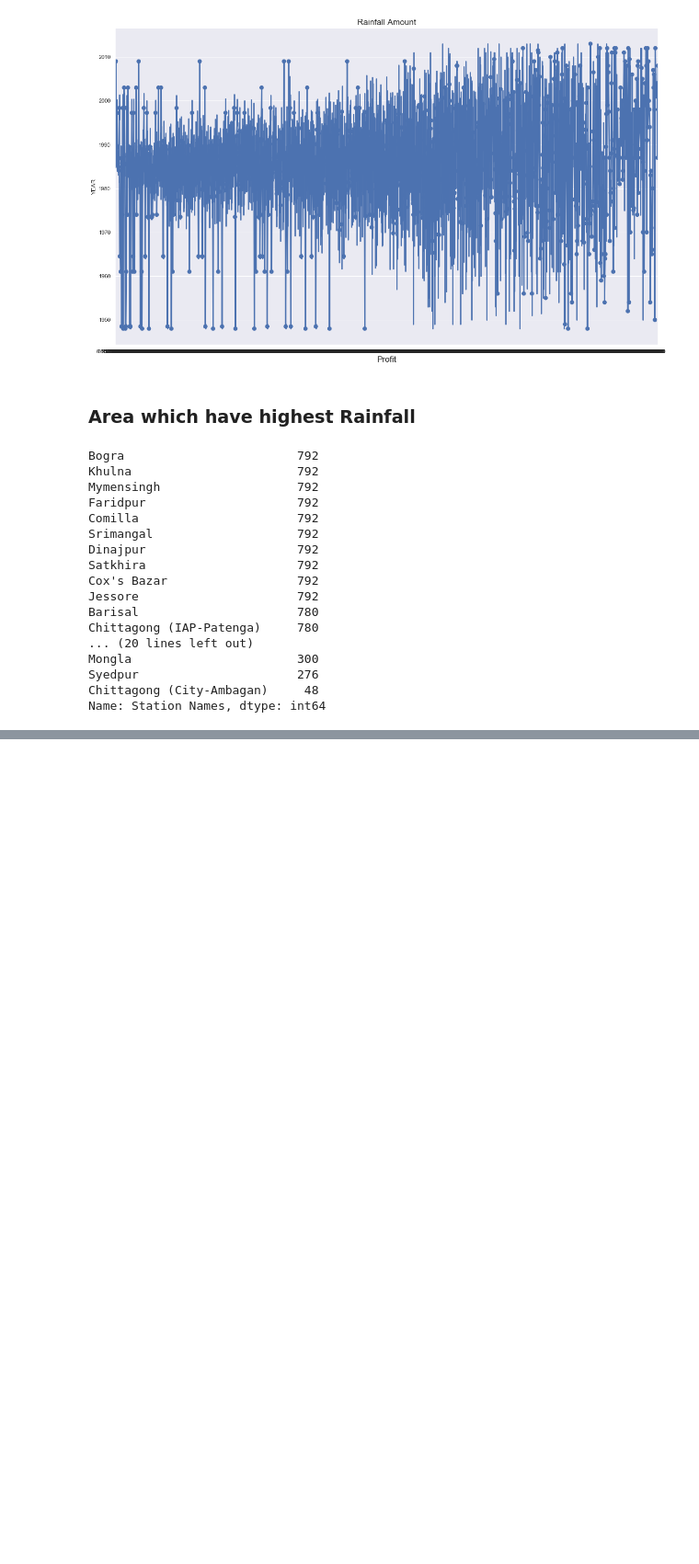
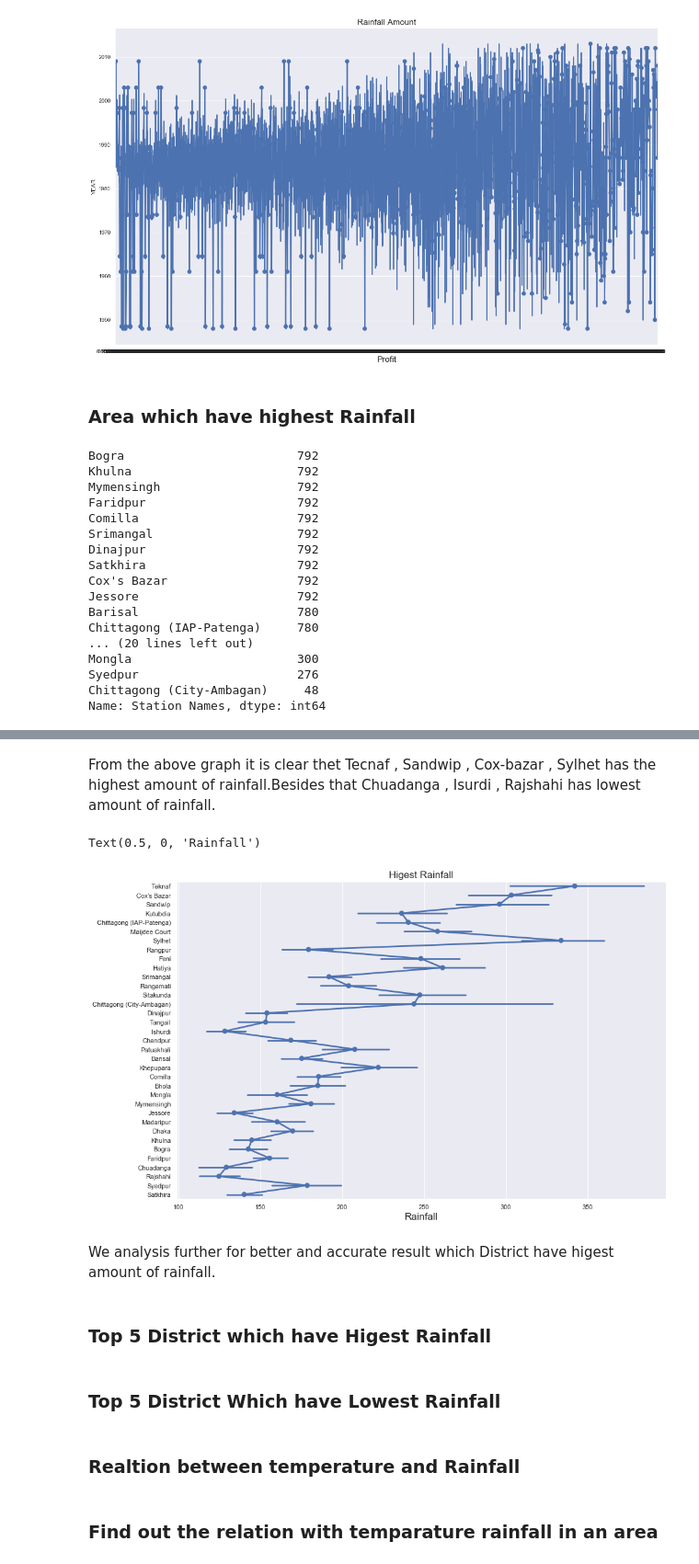
Before and after one commit to LIMON100/Rainfall-in-Bangladesh, a Jupyter notebook: EDA.ipynb, the cells around one changed output, grey strips where cells are left out. Shown at 92% size. Cells and saved outputs as stored; diff of their text form; code cells hidden in the pictures; blank space fills up the shorter version.

Commit message:
Area wise eda

```diff
--- a/EDA.ipynb
+++ b/EDA.ipynb
@@ -109,0 +122,32 @@ Name: Station Names, dtype: int64
+# %% [markdown]
+From the above graph it is clear thet Tecnaf , Sandwip , Cox-bazar , Sylhet has the highest amount of rainfall.Besides that Chuadanga , Isurdi , Rajshahi has lowest amount of rainfall.
+# %%
+# make a plot which contain top 10 movies which earn highest profit.
+info = pd.DataFrame(df['Rainfall'].sort_values(ascending = False))
+info['Station Names'] = df['Station Names']
+data = list(map(str,(info['Station Names'])))
+x = list(data[:])
+y = list(info['Rainfall'][:])
+
+#make a plot usinf pointplot for top 10 profitable movies.
+ax = sns.pointplot(x=y,y=x)
+
+#setup the figure size
+sns.set(rc={'figure.figsize':(15,10)})
+#setup the title and labels of the plot.
+ax.set_title("Higest Rainfall",fontsize = 17)
+ax.set_xlabel("Rainfall",fontsize = 17)
+sns.set_style("darkgrid")
+# %% [output]
+Text(0.5, 0, 'Rainfall')
+[figure, added]
+# %% [markdown]
+We analysis further for better and accurate result which District have higest amount of rainfall.
+# %% [markdown]
+### Top 5 District which have Higest Rainfall
+# %% [markdown]
+### Top 5 District Which have Lowest Rainfall
+# %% [markdown]
+### Realtion between temperature and Rainfall
+# %% [markdown]
+### Find out the relation with temparature rainfall in an area
```
Also changed, not shown: parts of 3 cells of this notebook.
